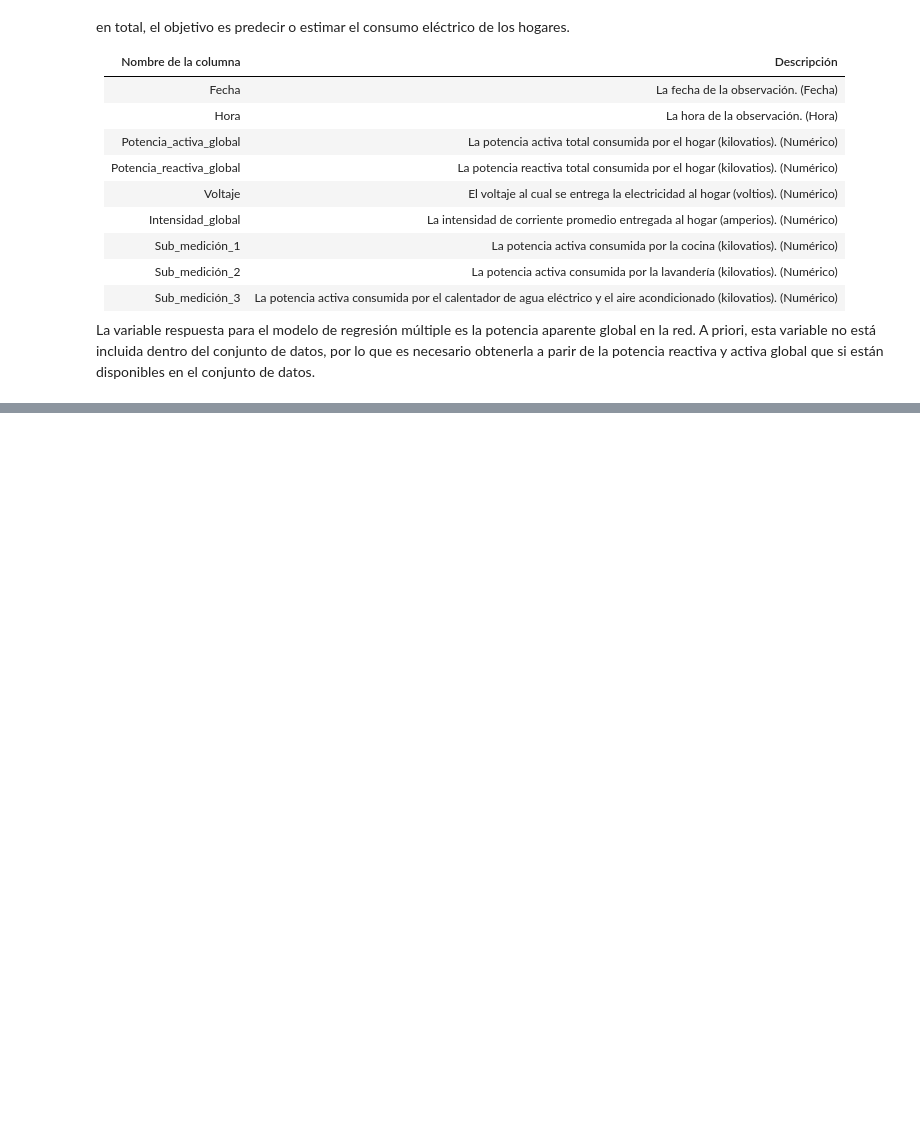
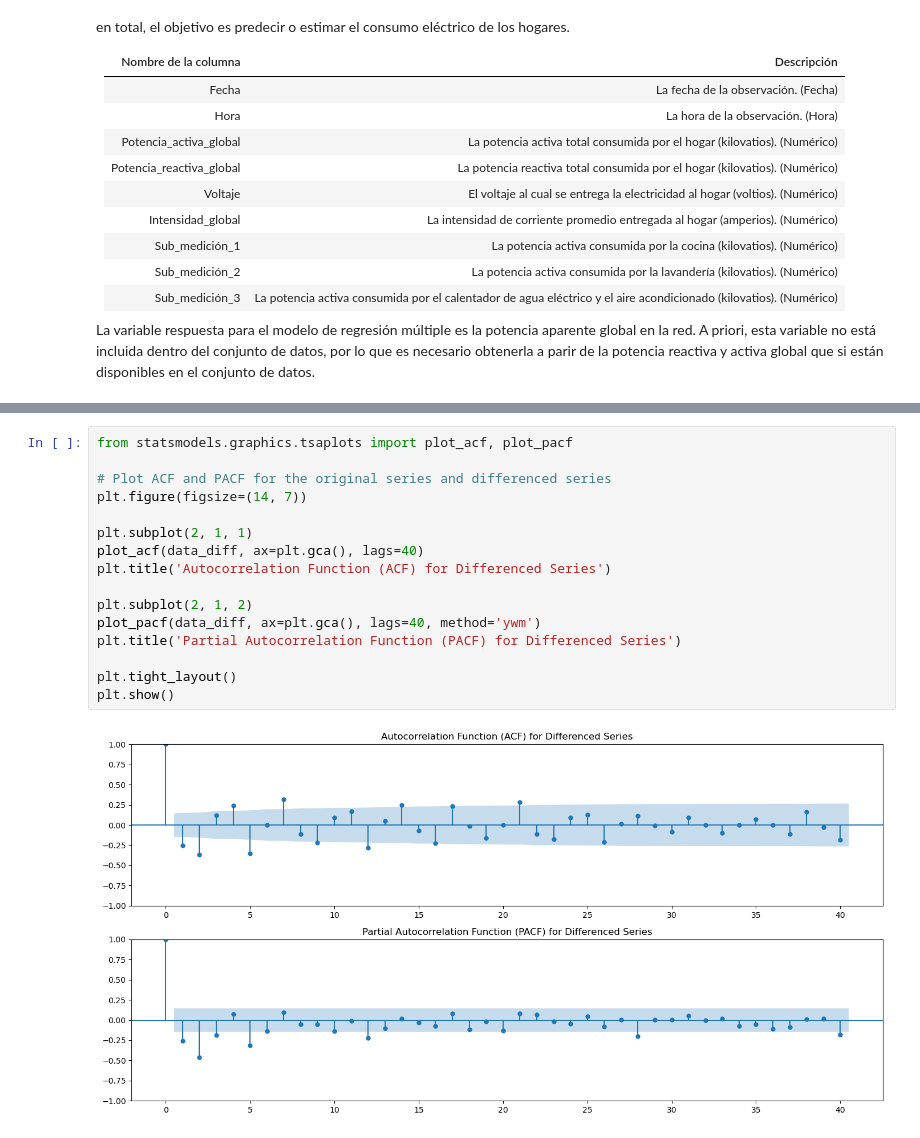
Before and after one commit to kevindmzapata/multivariate-statistics-course, a Jupyter notebook: PROYECTO_FINAL/main.ipynb, the cells around one changed output, grey strips where cells are left out. Drawn from its saved outputs; the diff is of its cells as text; blank space fills up the shorter version.

```diff
--- a/PROYECTO_FINAL/main.ipynb
+++ b/PROYECTO_FINAL/main.ipynb
@@ -205,0 +186,18 @@ biplot(df_pca, pca, df_no_time_scaled)
+# %%
+from statsmodels.graphics.tsaplots import plot_acf, plot_pacf
+
+# Plot ACF and PACF for the original series and differenced series
+plt.figure(figsize=(14, 7))
+
+plt.subplot(2, 1, 1)
+plot_acf(data_diff, ax=plt.gca(), lags=40)
+plt.title('Autocorrelation Function (ACF) for Differenced Series')
+
+plt.subplot(2, 1, 2)
+plot_pacf(data_diff, ax=plt.gca(), lags=40, method='ywm')
+plt.title('Partial Autocorrelation Function (PACF) for Differenced Series')
+
+plt.tight_layout()
+plt.show()
+# %% [output]
+[figure, added]
```
Also changed, not shown: parts of 40 cells of this notebook, 2 other files.
